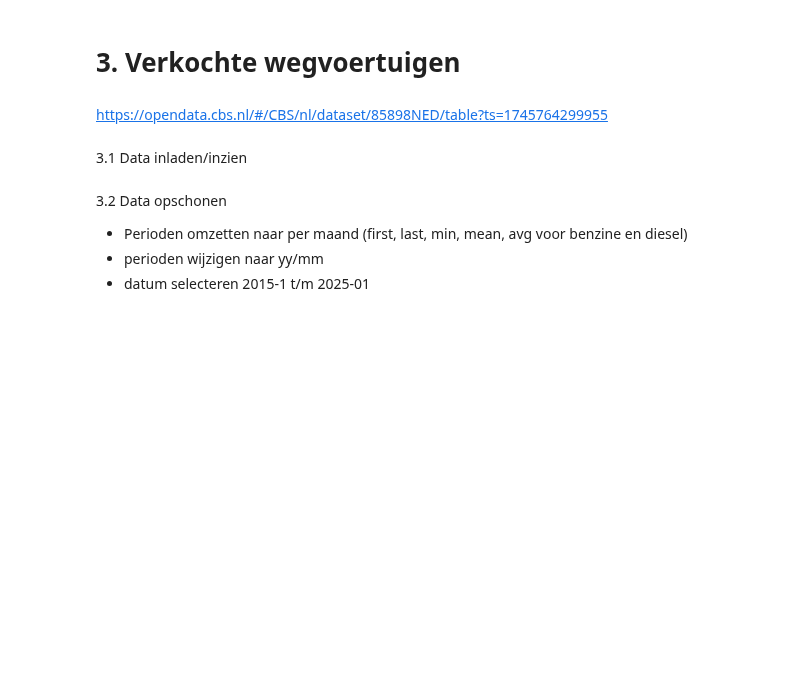
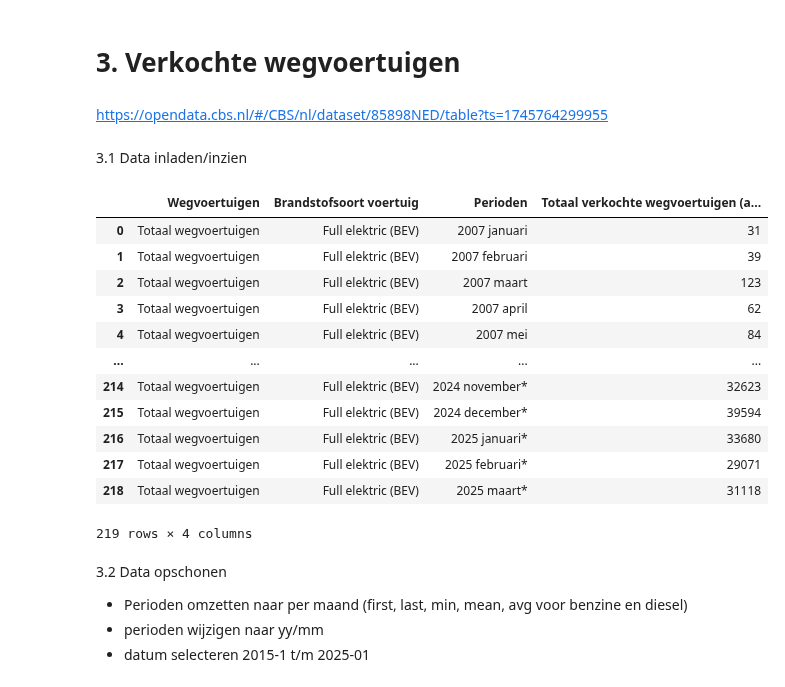
Before and after one commit to DylanHaaz/Tryhard, a Jupyter notebook: Code/Data exploration/Versie 1/Datainladen_1_.IPYNB, the cells around one changed output. Drawn from its saved outputs; the diff is of its cells as text; code cells hidden in the pictures; blank space fills up the shorter version.

```diff
--- a/Code/Data exploration/Versie 1/Datainladen_1_.IPYNB
+++ b/Code/Data exploration/Versie 1/Datainladen_1_.IPYNB
@@ -174,6 +262,28 @@ https://opendata.cbs.nl/#/CBS/nl/dataset/80416ned/table?ts=1745763454832
 https://opendata.cbs.nl/#/CBS/nl/dataset/85898NED/table?ts=1745764299955
 # %% [markdown]
 3.1 Data inladen/inzien
+# %%
+# Dataset 3 inladen
+df_wegvoertuigenRaw = pd.read_csv(
+    r"E:\Nieuw dataset\Verkochte wegvoertuigen\Verkochte_wegvoertuigen_Full elektric.csv",
+    sep=";"
+)
+
+display(df_wegvoertuigenRaw)
+# %% [output]
+|  | Wegvoertuigen | Brandstofsoort voertuig | Perioden | Totaal verkochte wegvoertuigen (a... |
+| 0 | Totaal wegvoertuigen | Full elektric (BEV) | 2007 januari | 31 |
+| 1 | Totaal wegvoertuigen | Full elektric (BEV) | 2007 februari | 39 |
+| 2 | Totaal wegvoertuigen | Full elektric (BEV) | 2007 maart | 123 |
+| 3 | Totaal wegvoertuigen | Full elektric (BEV) | 2007 april | 62 |
+| 4 | Totaal wegvoertuigen | Full elektric (BEV) | 2007 mei | 84 |
+| ... | ... | ... | ... | ... |
+| 214 | Totaal wegvoertuigen | Full elektric (BEV) | 2024 november* | 32623 |
+| 215 | Totaal wegvoertuigen | Full elektric (BEV) | 2024 december* | 39594 |
+| 216 | Totaal wegvoertuigen | Full elektric (BEV) | 2025 januari* | 33680 |
+| 217 | Totaal wegvoertuigen | Full elektric (BEV) | 2025 februari* | 29071 |
+| 218 | Totaal wegvoertuigen | Full elektric (BEV) | 2025 maart* | 31118 |
+219 rows × 4 columns
 # %% [markdown]
 3.2 Data opschonen
 - Perioden omzetten naar per maand (first, last, min, mean, avg voor benzine en diesel)
```
Also changed, not shown: parts of 8 cells of this notebook.
